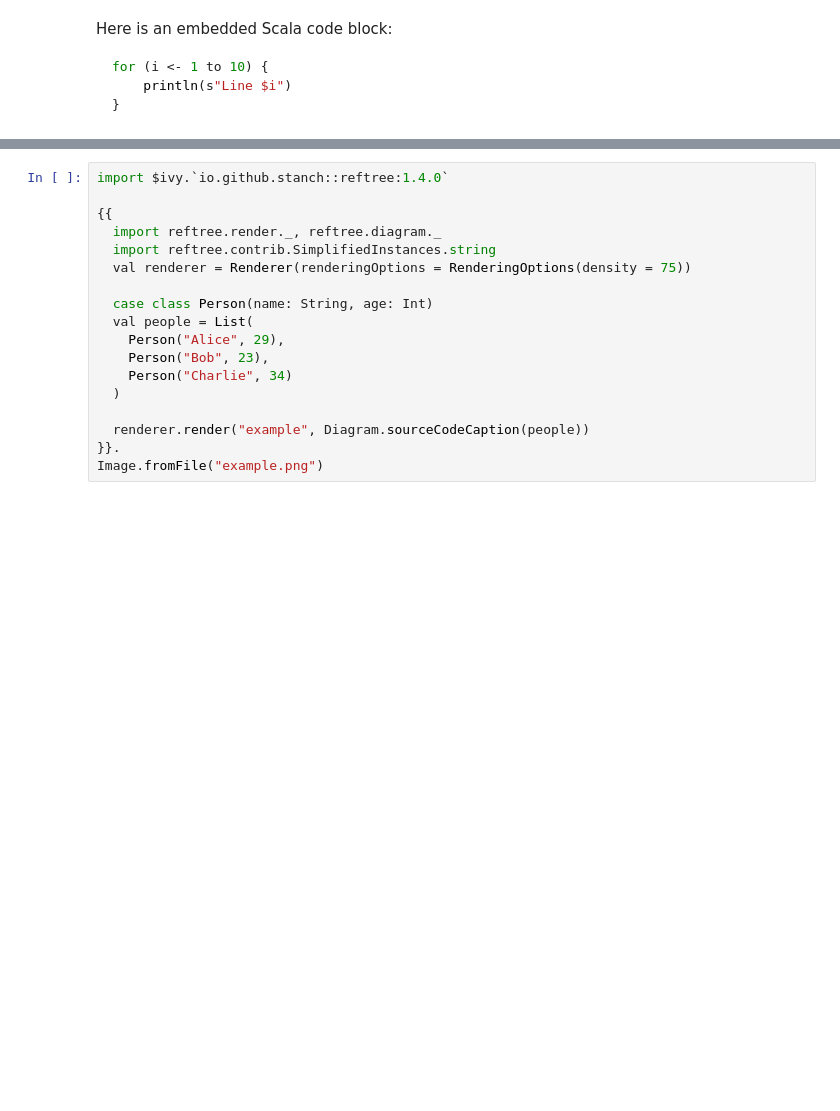
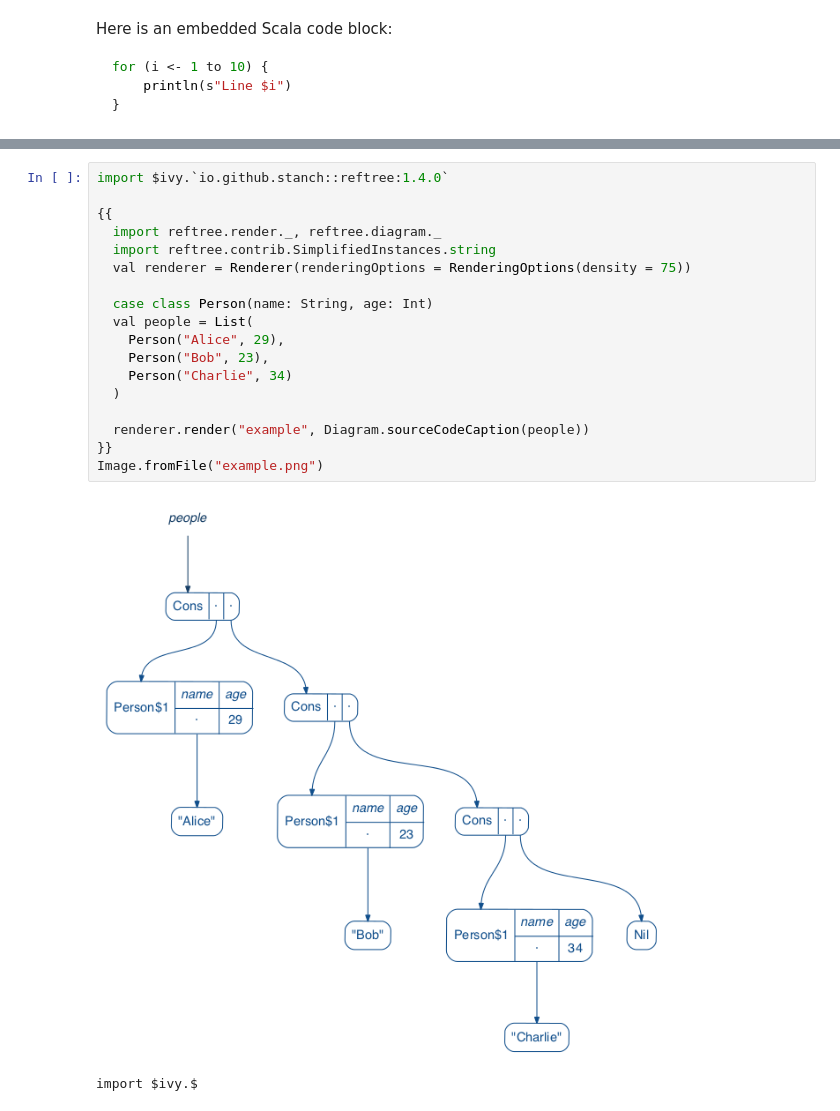
Before and after one commit to bhoward/almondtest, a Jupyter notebook: Demo.ipynb, the cells around one changed output, grey strips where cells are left out. Drawn from its saved outputs; the diff is of its cells as text; blank space fills up the shorter version.

```diff
--- a/Demo.ipynb
+++ b/Demo.ipynb
@@ -104,18 +164,21 @@ import plotly._, plotly.element._, plotly.layout._, plotly.Almond._
 # %%
 import $ivy.`io.github.stanch::reftree:1.4.0`
 
 {{
   import reftree.render._, reftree.diagram._
   import reftree.contrib.SimplifiedInstances.string
   val renderer = Renderer(renderingOptions = RenderingOptions(density = 75))
 
   case class Person(name: String, age: Int)
   val people = List(
     Person("Alice", 29),
     Person("Bob", 23),
     Person("Charlie", 34)
   )
 
   renderer.render("example", Diagram.sourceCodeCaption(people))
-}}.
+}}
 Image.fromFile("example.png")
+# %% [output]
+[figure, added]
+import $ivy.$
```
Also changed, not shown: parts of 10 cells of this notebook, 3 other files.
